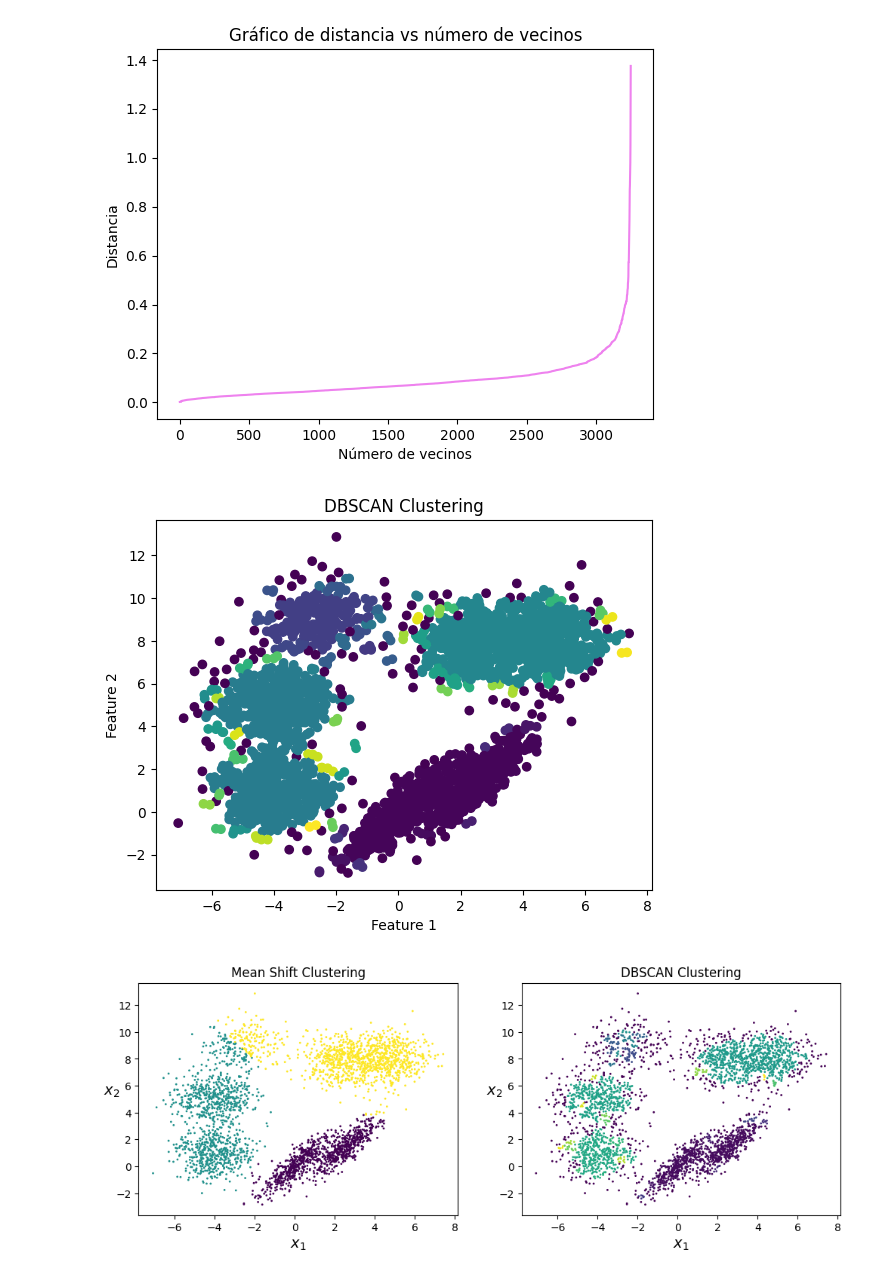
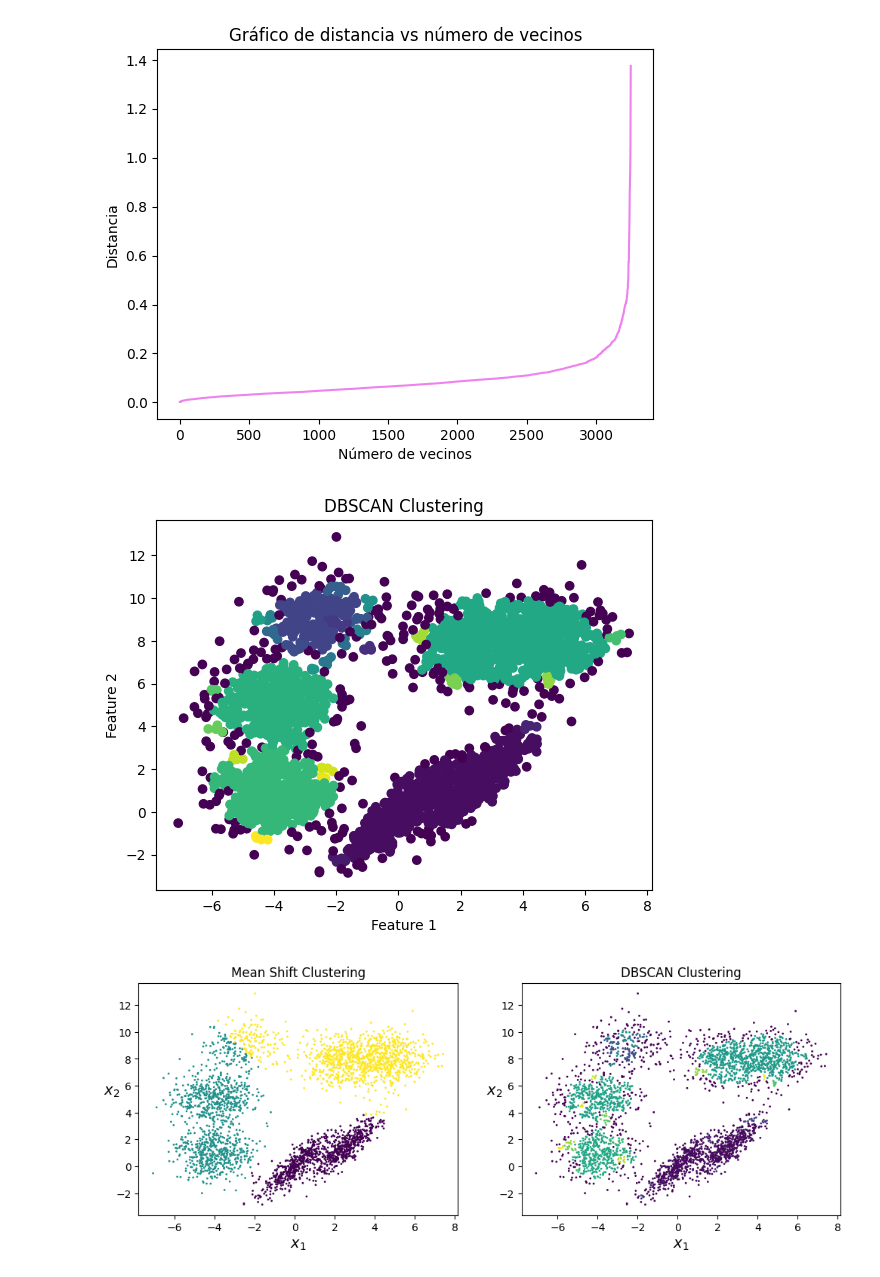
Before and after one commit to Paolatae2505/Practicas-AA, a Jupyter notebook: Practica07_AA.ipynb, the cells around one changed output. Cells and saved outputs as stored; diff of their text form; code cells hidden in the pictures.

```diff
--- a/Practica07_AA.ipynb
+++ b/Practica07_AA.ipynb
@@ -481,11 +488,10 @@ plt.show()
 [figure]
 # %%
-plt.subplot(1, 3, 3)
-best_n_components = np.argmax(silhouette_scores) + 1
-best_gm = GaussianMixture(n_components=best_n_components, n_init=10, random_state=42)
+
+best_gm = GaussianMixture(n_components=6, n_init=10, random_state=42)
 best_gm.fit(X_2)
 plot_gaussian_mixture(best_gm, X_2)
-plt.title(f'Mejor modelo con {best_n_components} componentes')
+plt.title(f'Mejor modelo con {4} componentes')
 plt.grid(True)
 
 plt.tight_layout()
@@ -494,0 +501,10 @@ plt.show()
+# %%
+
+best_gm = GaussianMixture(n_components=4, n_init=10, random_state=42)
+best_gm.fit(X_2)
+plot_gaussian_mixture(best_gm, X_2)
+plt.title(f'Mejor modelo con {4} componentes')
+plt.grid(True)
+
+plt.tight_layout()
+plt.show()
@@ -494,0 +513,6 @@ plt.show()
+# %%
+from sklearn.mixture import GaussianMixture
+gm = GaussianMixture(n_components=6, n_init=10, random_state=42)
+gm.fit(X_2)
+
+gm.n_iter_
@@ -494,0 +527,6 @@ plt.show()
+# %%
+from sklearn.mixture import GaussianMixture
+gm = GaussianMixture(n_components=4, n_init=10, random_state=42)
+gm.fit(X_2)
+
+gm.n_iter_
@@ -517,17 +563,17 @@ plt.show()
 # %%
 epsilon = .25
 
-dbscan = DBSCAN(eps=epsilon, min_samples=2)
+dbscan = DBSCAN(eps=epsilon, min_samples=4)
 dbscan.fit(X_2)
 
 labels = dbscan.labels_
 plt.scatter(X_2[:, 0], X_2[:, 1], c=labels, cmap='viridis')
 plt.xlabel('Feature 1')
 plt.ylabel('Feature 2')
 plt.title('DBSCAN Clustering')
 plt.show()
 # %% [output]
-[figure, old version]
+[figure, new version]
 # %%
 from sklearn.cluster import MeanShift, DBSCAN
 
```
Also changed, not shown: parts of 19 cells of this notebook.
